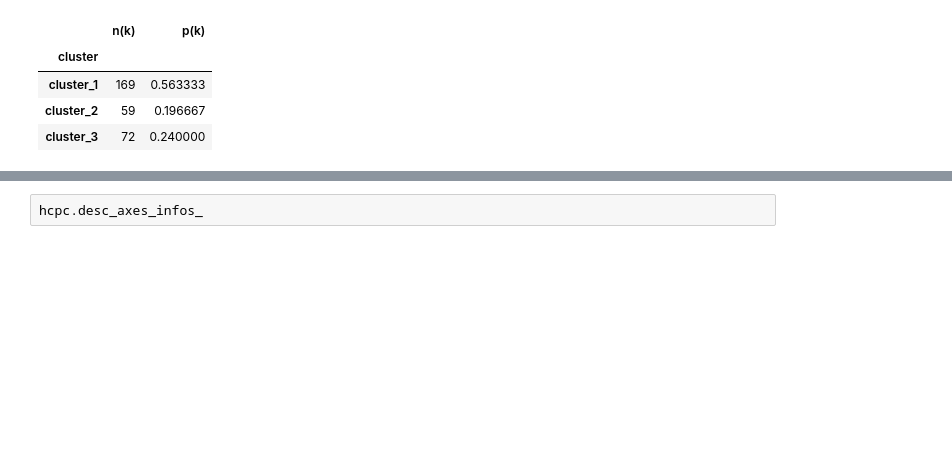
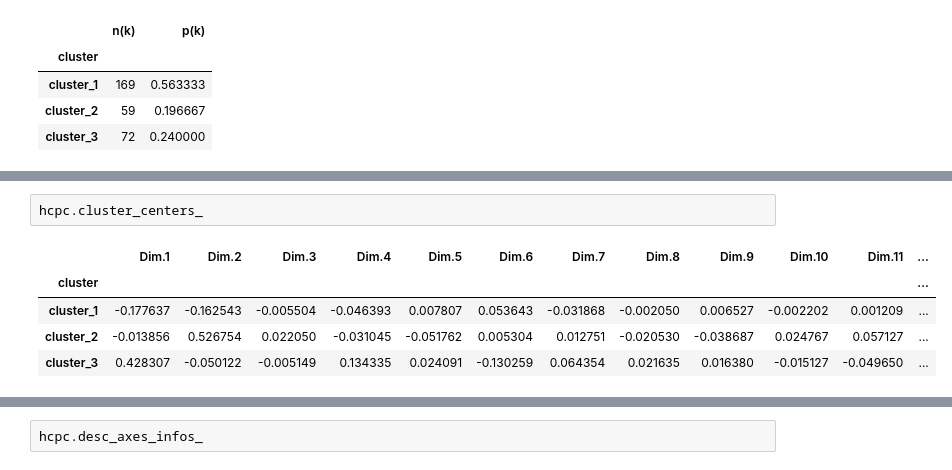
Before and after one commit to enfantbenidedieu/scientisttools, a Jupyter notebook: hcpc_mca_example.ipynb, the cells around one changed output, grey strips where cells are left out. Drawn from its saved outputs; the diff is of its cells as text; blank space fills up the shorter version.

```diff
--- a/notebooks/hcpc_mca_example.ipynb
+++ b/hcpc_mca_example.ipynb
@@ -60,0 +97,8 @@ hcpc.cluster_infos_
+# %%
+hcpc.cluster_centers_
+# %% [output]
+|  | Dim.1 | Dim.2 | Dim.3 | Dim.4 | Dim.5 | Dim.6 | Dim.7 | Dim.8 | Dim.9 | Dim.10 | Dim.11 | ... |
+| cluster |  |  |  |  |  |  |  |  |  |  |  | ... |
+| cluster_1 | -0.177637 | -0.162543 | -0.005504 | -0.046393 | 0.007807 | 0.053643 | -0.031868 | -0.002050 | 0.006527 | -0.002202 | 0.001209 | ... |
+| cluster_2 | -0.013856 | 0.526754 | 0.022050 | -0.031045 | -0.051762 | 0.005304 | 0.012751 | -0.020530 | -0.038687 | 0.024767 | 0.057127 | ... |
+| cluster_3 | 0.428307 | -0.050122 | -0.005149 | 0.134335 | 0.024091 | -0.130259 | 0.064354 | 0.021635 | 0.016380 | -0.015127 | -0.049650 | ... |
```
Also changed, not shown: parts of 8 cells of this notebook, 13 other files.
